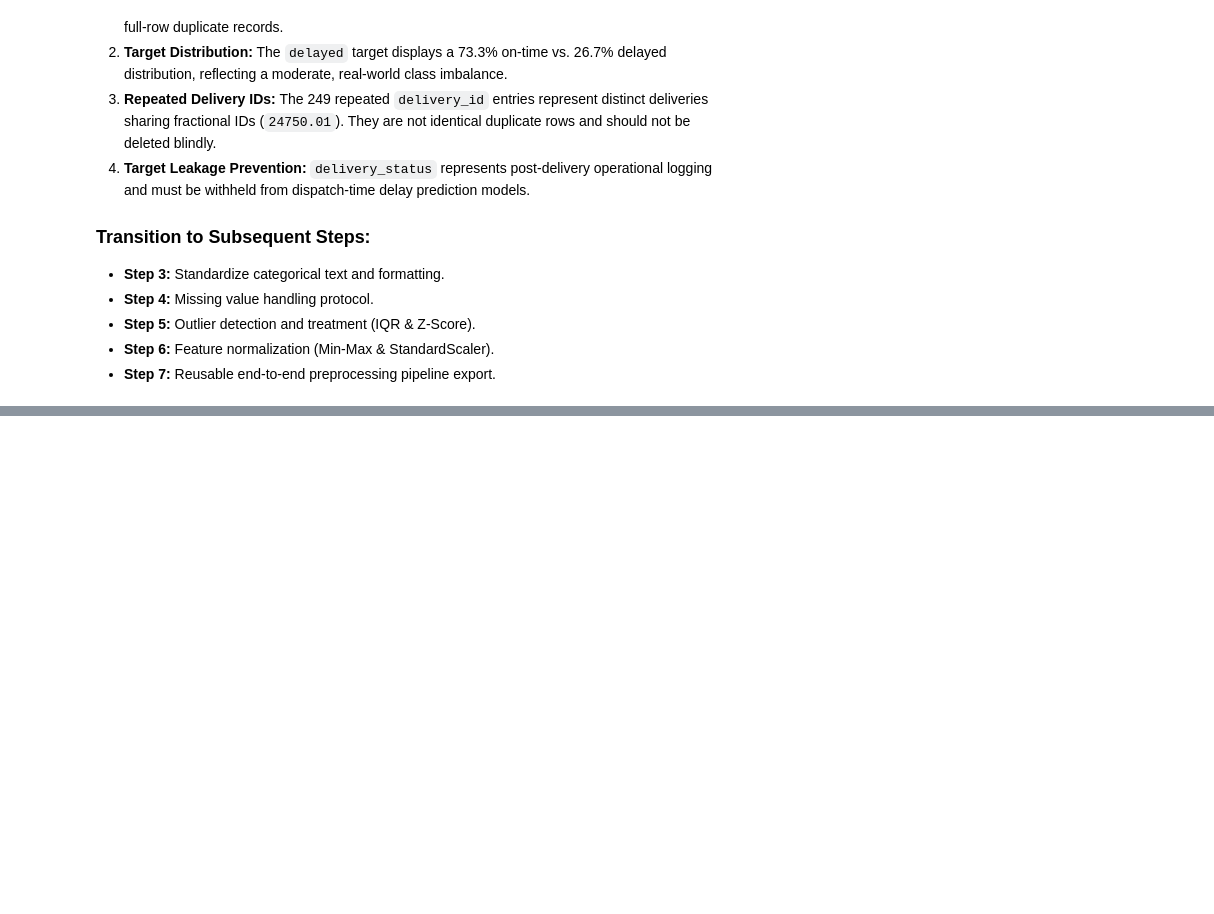
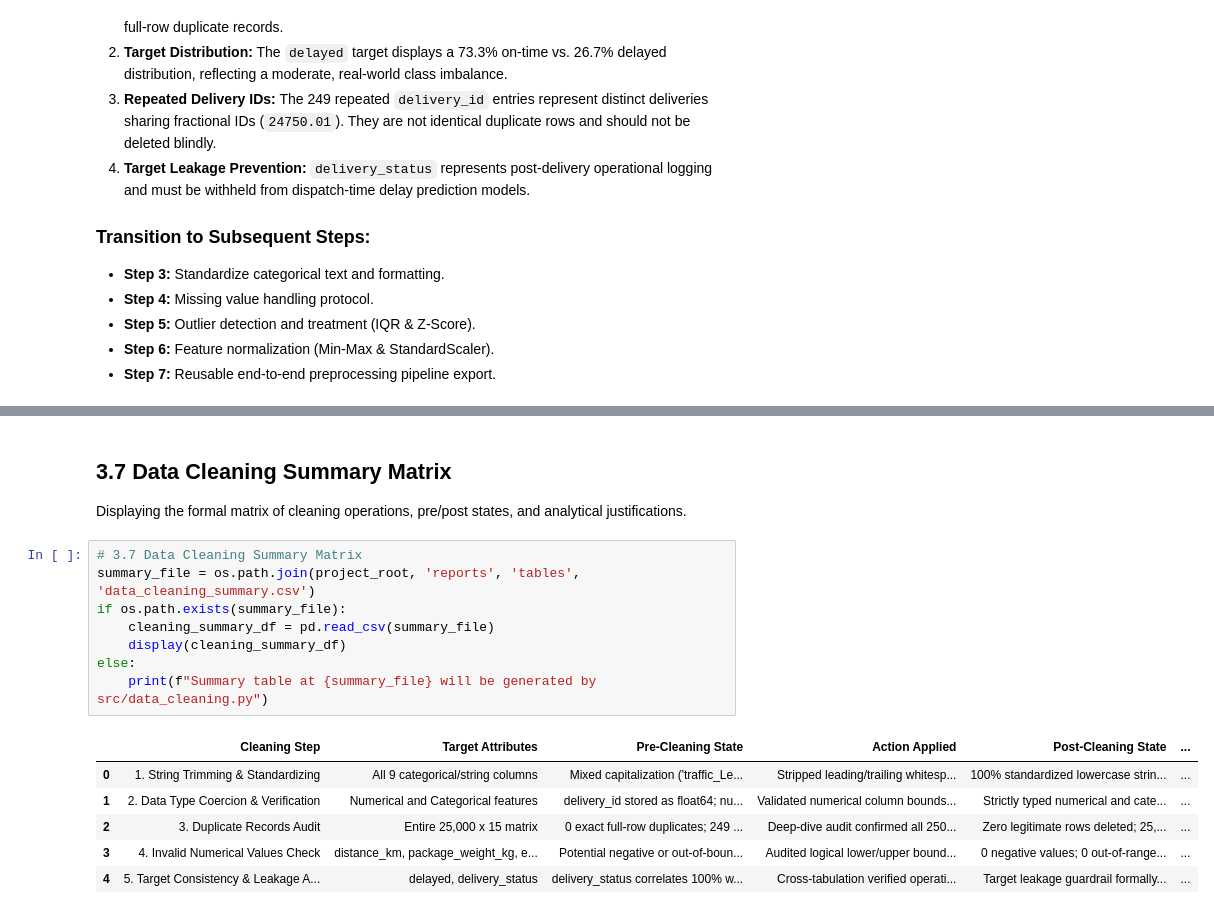
Before and after one commit to madhavanj8148/Logistics-Data-Analytics, a Jupyter notebook: notebooks/Week2_Data_Preprocessing.ipynb, the cells around one changed output, grey strips where cells are left out. Cells and saved outputs as stored; diff of their text form; blank space fills up the shorter version.

```diff
--- a/notebooks/Week2_Data_Preprocessing.ipynb
+++ b/notebooks/Week2_Data_Preprocessing.ipynb
@@ -458,0 +692,18 @@ This exploratory preprocessing notebook has established a verified, empirical pr
+# %% [markdown]
+## 3.7 Data Cleaning Summary Matrix
+Displaying the formal matrix of cleaning operations, pre/post states, and analytical justifications.
+# %%
+# 3.7 Data Cleaning Summary Matrix
+summary_file = os.path.join(project_root, 'reports', 'tables', 'data_cleaning_summary.csv')
+if os.path.exists(summary_file):
+    cleaning_summary_df = pd.read_csv(summary_file)
+    display(cleaning_summary_df)
+else:
+    print(f"Summary table at {summary_file} will be generated by src/data_cleaning.py")
+# %% [output]
+|  | Cleaning Step | Target Attributes | Pre-Cleaning State | Action Applied | Post-Cleaning State | ... |
+| 0 | 1. String Trimming & Standardizing | All 9 categorical/string columns | Mixed capitalization ('traffic_Le... | Stripped leading/trailing whitesp... | 100% standardized lowercase strin... | ... |
+| 1 | 2. Data Type Coercion & Verification | Numerical and Categorical features | delivery_id stored as float64; nu... | Validated numerical column bounds... | Strictly typed numerical and cate... | ... |
+| 2 | 3. Duplicate Records Audit | Entire 25,000 x 15 matrix | 0 exact full-row duplicates; 249 ... | Deep-dive audit confirmed all 250... | Zero legitimate rows deleted; 25,... | ... |
+| 3 | 4. Invalid Numerical Values Check | distance_km, package_weight_kg, e... | Potential negative or out-of-boun... | Audited logical lower/upper bound... | 0 negative values; 0 out-of-range... | ... |
+| 4 | 5. Target Consistency & Leakage A... | delayed, delivery_status | delivery_status correlates 100% w... | Cross-tabulation verified operati... | Target leakage guardrail formally... | ... |
```
Also changed, not shown: parts of 14 cells of this notebook, 5 other files.
